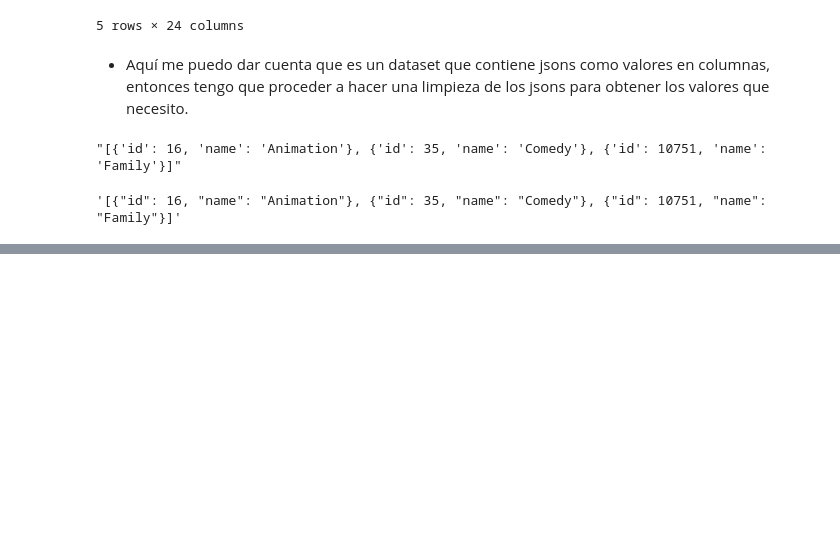
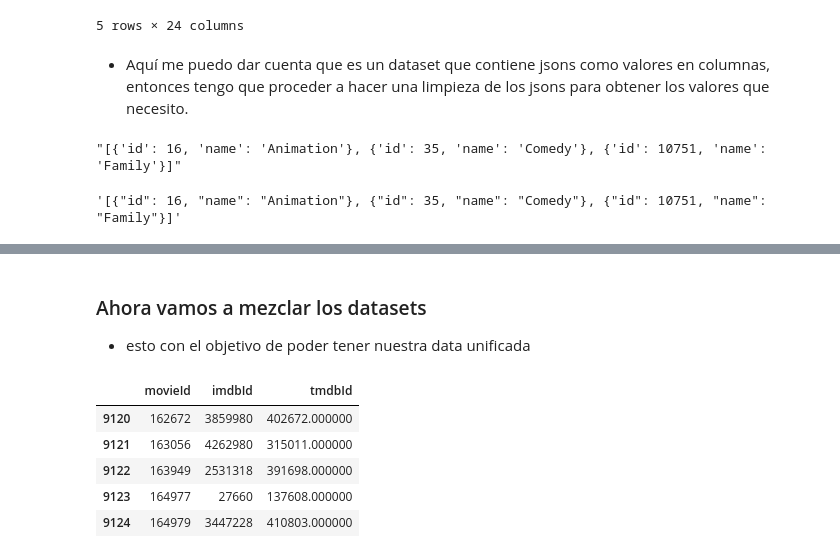
Before and after one commit to BorisRendon/EML_Lab7, a Jupyter notebook: Recomendaciones.ipynb, the cells around one changed output, grey strips where cells are left out. Drawn from its saved outputs; the diff is of its cells as text; code cells hidden in the pictures; blank space fills up the shorter version.

```diff
--- a/Recomendaciones.ipynb
+++ b/Recomendaciones.ipynb
@@ -55 +88,14 @@ Index(['adult', 'belongs_to_collection', 'budget', 'genres', 'homepage', 'id',
       dtype='object')
+# %% [markdown]
+### Ahora vamos a mezclar los datasets
+* esto con el objetivo de poder tener nuestra data unificada
+# %%
+df2= pd.read_csv('links_small.csv')
+df2.tail(5)
+# %% [output]
+|  | movieId | imdbId | tmdbId |
+| 9120 | 162672 | 3859980 | 402672.000000 |
+| 9121 | 163056 | 4262980 | 315011.000000 |
+| 9122 | 163949 | 2531318 | 391698.000000 |
+| 9123 | 164977 | 27660 | 137608.000000 |
+| 9124 | 164979 | 3447228 | 410803.000000 |
```
Also changed, not shown: parts of 17 cells of this notebook, 1 other file.
